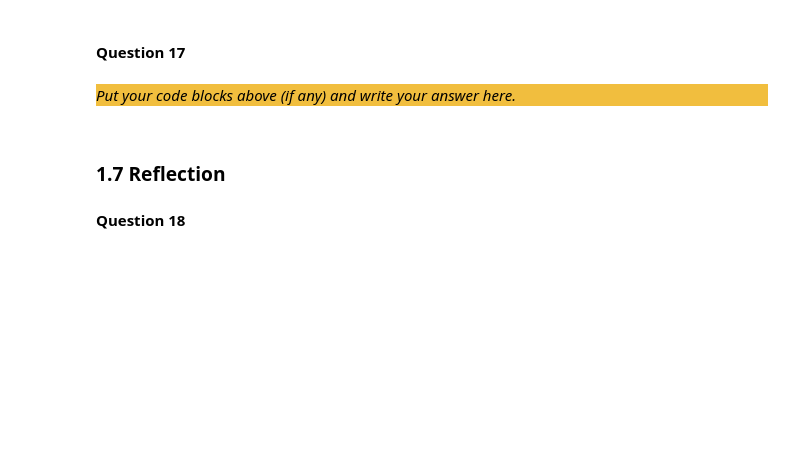
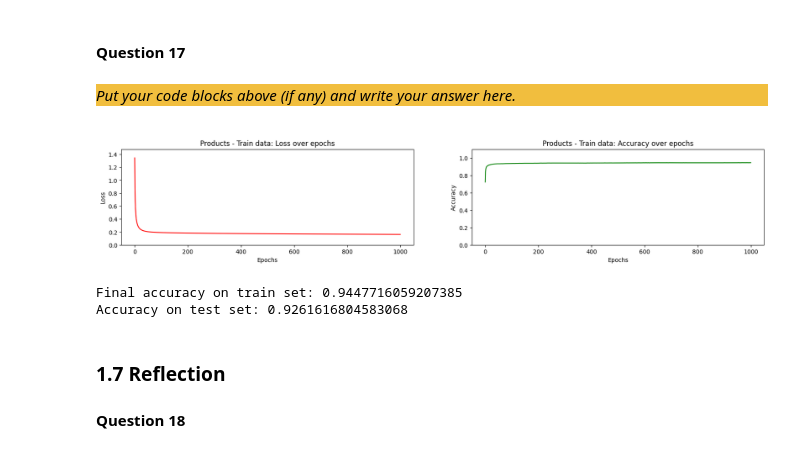
Before and after one commit to zain1290/Artificial-Neural-Network, a Jupyter notebook: src/Drago.ipynb, the cells around one changed output. Cells and saved outputs as stored; diff of their text form; code cells hidden in the pictures; blank space fills up the shorter version.

```diff
--- a/src/Drago.ipynb
+++ b/src/Drago.ipynb
@@ -677,6 +677,27 @@ _Put your code blocks above (if any) and write your answer here._
 _Put your code blocks above (if any) and write your answer here._
 
 </div>
+# %%
+np.random.seed(1234)
+p = Network([Linear(10, 32, init_strategy="he"), Activation(ReLU()),
+             Linear(32, 7, init_strategy="xavier")])
+
+losses, accuracies = train(p, features[train_idx], labels[train_idx],
+                      SoftmaxCrossEntropy(),
+                      lambda x: np.argmax(x, axis=1),
+                      lr=0.01, epochs=1000, batch_size=64)
+
+plot_accuracy_loss(losses, accuracies, title="Products - Train data: ")
+print("Final accuracy on train set:", accuracies[-1])
+
+predicted_labels = np.argmax( p.forward(features[test_idx]), axis=1)
+
+test_accuracy = accuracy(labels[test_idx], predicted_labels)
+print("Accuracy on test set:", test_accuracy)
+# %% [output]
+[figure, added]
+Final accuracy on train set: 0.9447716059207385
+Accuracy on test set: 0.9261616804583068
 # %% [markdown]
 ### 1.7 Reflection
 
```
Also changed, not shown: parts of 4 cells of this notebook.
